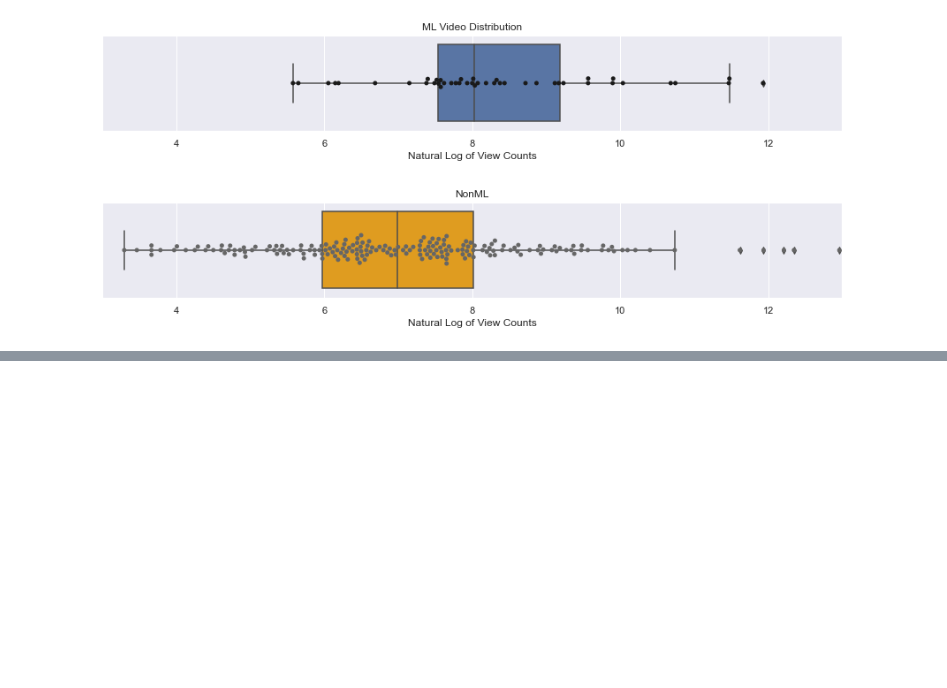
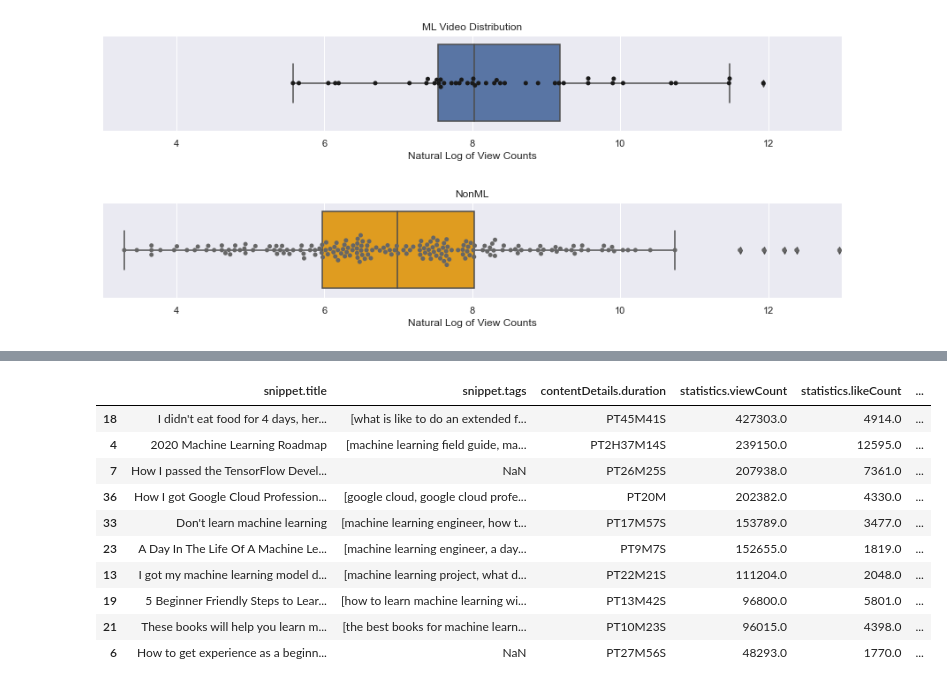
Before and after one commit to shivan-s/MrBourkeYoutubeStats, a Jupyter notebook: MrBourkeYoutubeStats.ipynb, the cells around one changed output, grey strips where cells are left out. Saved outputs shown, nothing was run; the diff lists cells and outputs as text; code cells hidden in the pictures; blank space fills up the shorter version.

```diff
--- a/MrBourkeYoutubeStats.ipynb
+++ b/MrBourkeYoutubeStats.ipynb
@@ -312,0 +325,14 @@ AttributeError: 'list' object has no attribute 'get'
+# %%
+df1.sort_values(by='statistics.viewCount', ascending=False).head(10)
+# %% [output]
+|  | snippet.title | snippet.tags | contentDetails.duration | statistics.viewCount | statistics.likeCount | ... |
+| 18 | I didn't eat food for 4 days, her... | [what is like to do an extended f... | PT45M41S | 427303.0 | 4914.0 | ... |
+| 4 | 2020 Machine Learning Roadmap | [machine learning field guide, ma... | PT2H37M14S | 239150.0 | 12595.0 | ... |
+| 7 | How I passed the TensorFlow Devel... | NaN | PT26M25S | 207938.0 | 7361.0 | ... |
+| 36 | How I got Google Cloud Profession... | [google cloud, google cloud profe... | PT20M | 202382.0 | 4330.0 | ... |
+| 33 | Don't learn machine learning | [machine learning engineer, how t... | PT17M57S | 153789.0 | 3477.0 | ... |
+| 23 | A Day In The Life Of A Machine Le... | [machine learning engineer, a day... | PT9M7S | 152655.0 | 1819.0 | ... |
+| 13 | I got my machine learning model d... | [machine learning project, what d... | PT22M21S | 111204.0 | 2048.0 | ... |
+| 19 | 5 Beginner Friendly Steps to Lear... | [how to learn machine learning wi... | PT13M42S | 96800.0 | 5801.0 | ... |
+| 21 | These books will help you learn m... | [the best books for machine learn... | PT10M23S | 96015.0 | 4398.0 | ... |
+| 6 | How to get experience as a beginn... | NaN | PT27M56S | 48293.0 | 1770.0 | ... |
```
Also changed, not shown: parts of 28 cells of this notebook, 1 other file.
